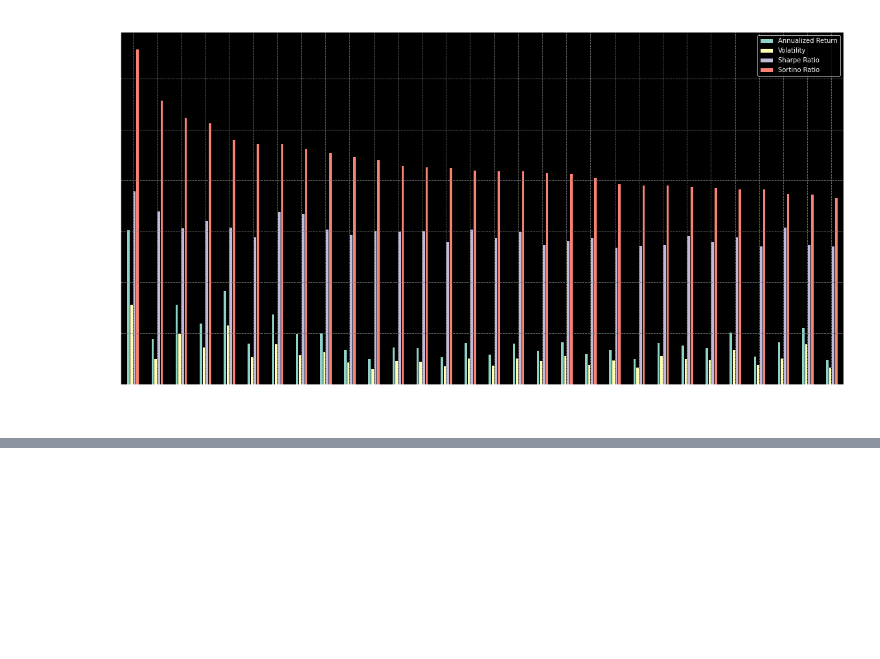
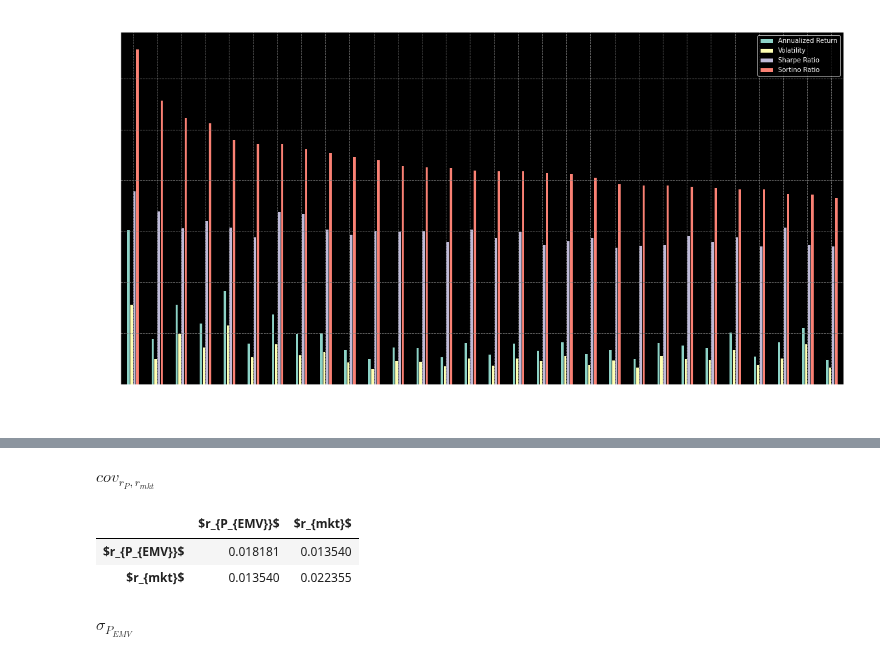
Before and after one commit to EMarquez7/Examen-de-Simulaci-n-2, a Jupyter notebook: Optimization.ipynb, the cells around one changed output, grey strips where cells are left out. Drawn from its saved outputs; the diff is of its cells as text; code cells hidden in the pictures; blank space fills up the shorter version.

```diff
--- a/Optimization.ipynb
+++ b/Optimization.ipynb
@@ -188,0 +253,11 @@ Argmax
+# %% [markdown]
+$cov_{r_P,r_{mkt}}$
+# %%
+covariance = r_pemv.cov()*252
+covariance
+# %% [output]
+|  | $r_{P_{EMV}}$ | $r_{mkt}$ |
+| $r_{P_{EMV}}$ | 0.018181 | 0.013540 |
+| $r_{mkt}$ | 0.013540 | 0.022355 |
+# %% [markdown]
+$\sigma_{P_{EMV}}$
```
Also changed, not shown: parts of 20 cells of this notebook, 2 other files.
